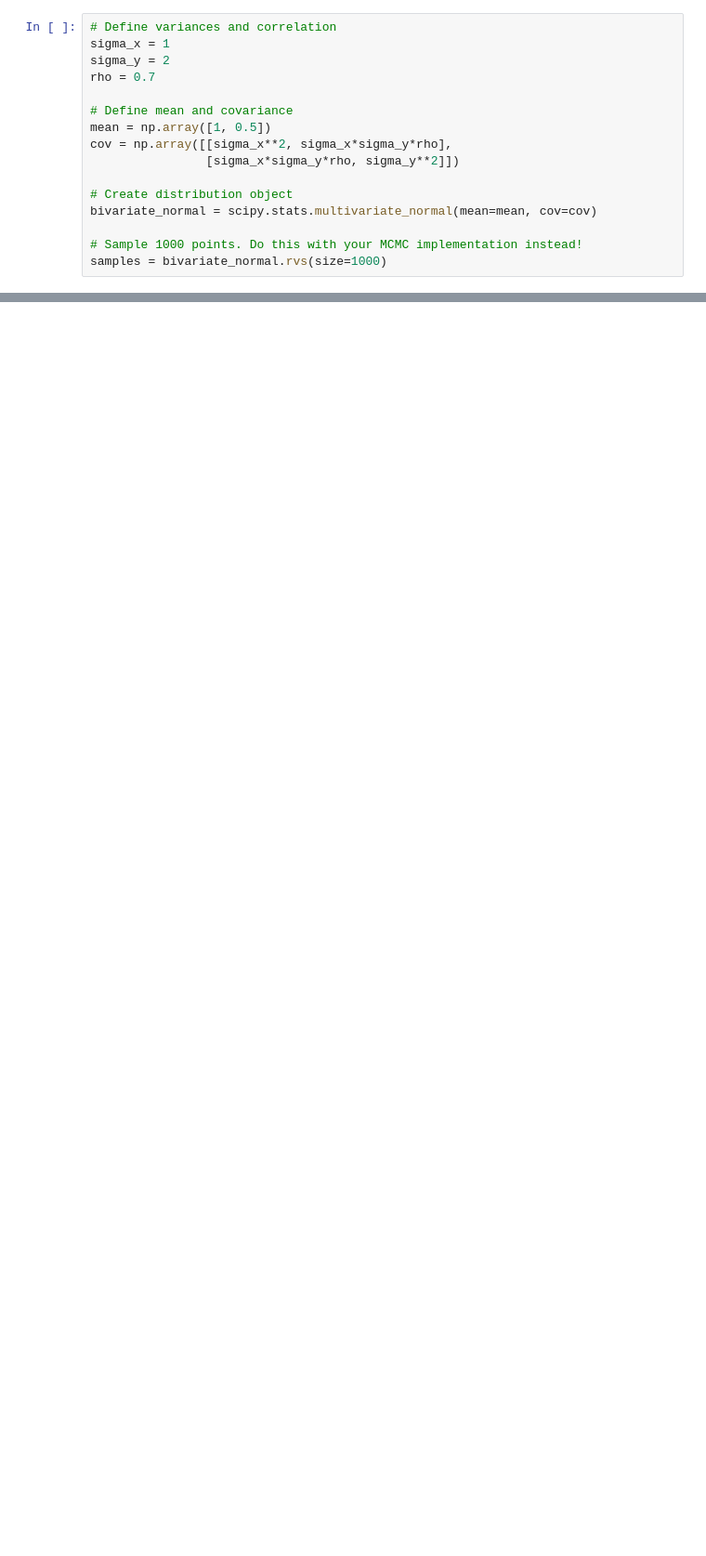
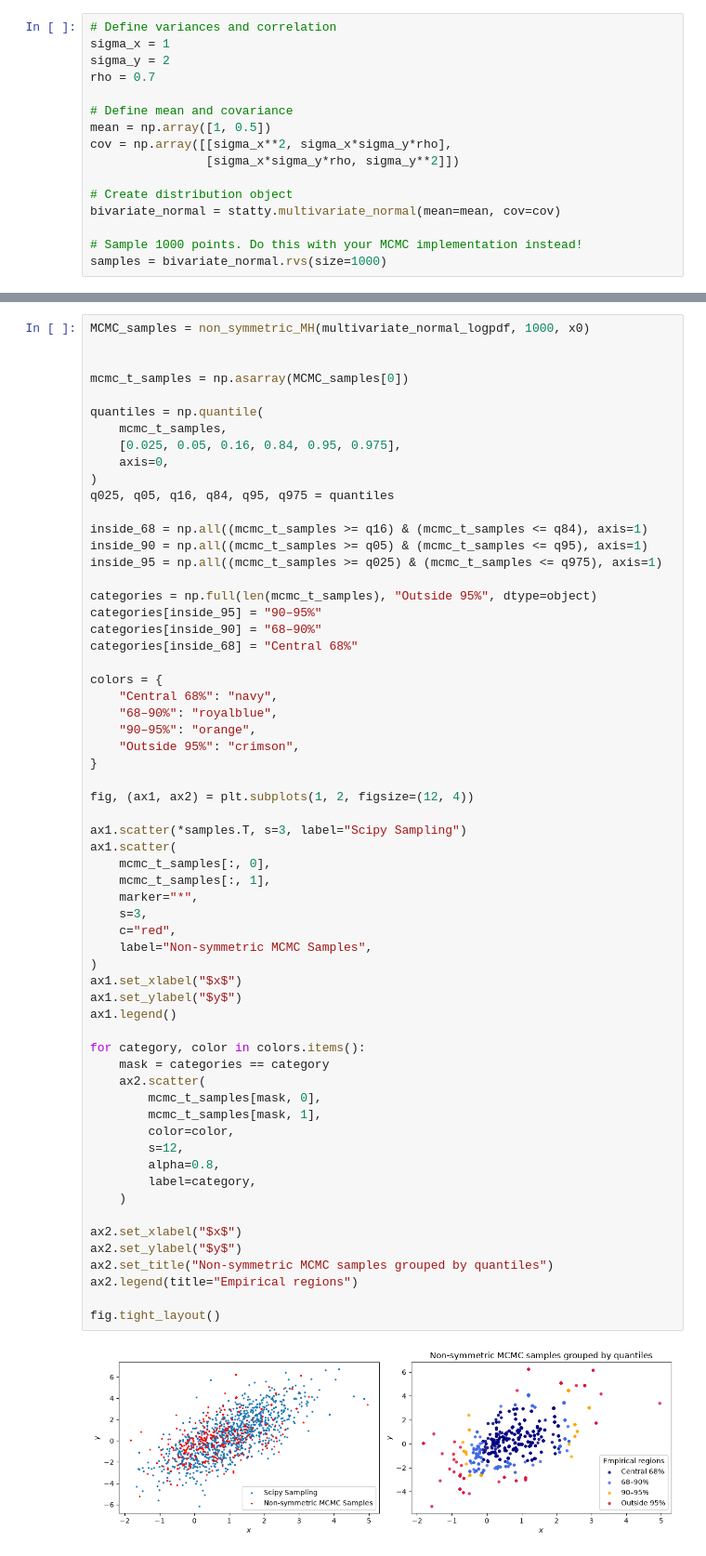
Before and after one commit to lorivandebroek/Bayesian-Stats-HS2026, a Jupyter notebook: my_exercise_solutions/week5_exercise_Laurent.ipynb, the cells around one changed output, grey strips where cells are left out. Shown at 93% size. Cells and saved outputs as stored; diff of their text form; blank space fills up the shorter version.

```diff
--- a/my_exercise_solutions/week5_exercise_Laurent.ipynb
+++ b/my_exercise_solutions/week5_exercise_Laurent.ipynb
@@ -84,7 +85,7 @@ cov = np.array([[sigma_x**2, sigma_x*sigma_y*rho],
                 [sigma_x*sigma_y*rho, sigma_y**2]])
 
 # Create distribution object
-bivariate_normal = scipy.stats.multivariate_normal(mean=mean, cov=cov)
+bivariate_normal = statty.multivariate_normal(mean=mean, cov=cov)
 
 # Sample 1000 points. Do this with your MCMC implementation instead!
 samples = bivariate_normal.rvs(size=1000)
@@ -96,0 +265,63 @@ plt.xlabel("$x$");
+# %%
+MCMC_samples = non_symmetric_MH(multivariate_normal_logpdf, 1000, x0)
+
+
+mcmc_t_samples = np.asarray(MCMC_samples[0])
+
+quantiles = np.quantile(
+    mcmc_t_samples,
+    [0.025, 0.05, 0.16, 0.84, 0.95, 0.975],
+    axis=0,
+)
+q025, q05, q16, q84, q95, q975 = quantiles
+
+inside_68 = np.all((mcmc_t_samples >= q16) & (mcmc_t_samples <= q84), axis=1)
+inside_90 = np.all((mcmc_t_samples >= q05) & (mcmc_t_samples <= q95), axis=1)
+inside_95 = np.all((mcmc_t_samples >= q025) & (mcmc_t_samples <= q975), axis=1)
+
+categories = np.full(len(mcmc_t_samples), "Outside 95%", dtype=object)
+categories[inside_95] = "90–95%"
+categories[inside_90] = "68–90%"
+categories[inside_68] = "Central 68%"
+
+colors = {
+    "Central 68%": "navy",
+    "68–90%": "royalblue",
+    "90–95%": "orange",
+    "Outside 95%": "crimson",
+}
+
+fig, (ax1, ax2) = plt.subplots(1, 2, figsize=(12, 4))
+
+ax1.scatter(*samples.T, s=3, label="Scipy Sampling")
+ax1.scatter(
+    mcmc_t_samples[:, 0],
+    mcmc_t_samples[:, 1],
+    marker="*",
+    s=3,
+    c="red",
+    label="Non-symmetric MCMC Samples",
+)
+ax1.set_xlabel("$x$")
+ax1.set_ylabel("$y$")
+ax1.legend()
+
+for category, color in colors.items():
+    mask = categories == category
+    ax2.scatter(
+        mcmc_t_samples[mask, 0],
+        mcmc_t_samples[mask, 1],
+        color=color,
+        s=12,
+        alpha=0.8,
+        label=category,
+    )
+
+ax2.set_xlabel("$x$")
+ax2.set_ylabel("$y$")
+ax2.set_title("Non-symmetric MCMC samples grouped by quantiles")
+ax2.legend(title="Empirical regions")
+
+fig.tight_layout()
+# %% [output]
+[figure, added]
```
Also changed, not shown: parts of 15 cells of this notebook, 4 other files.
